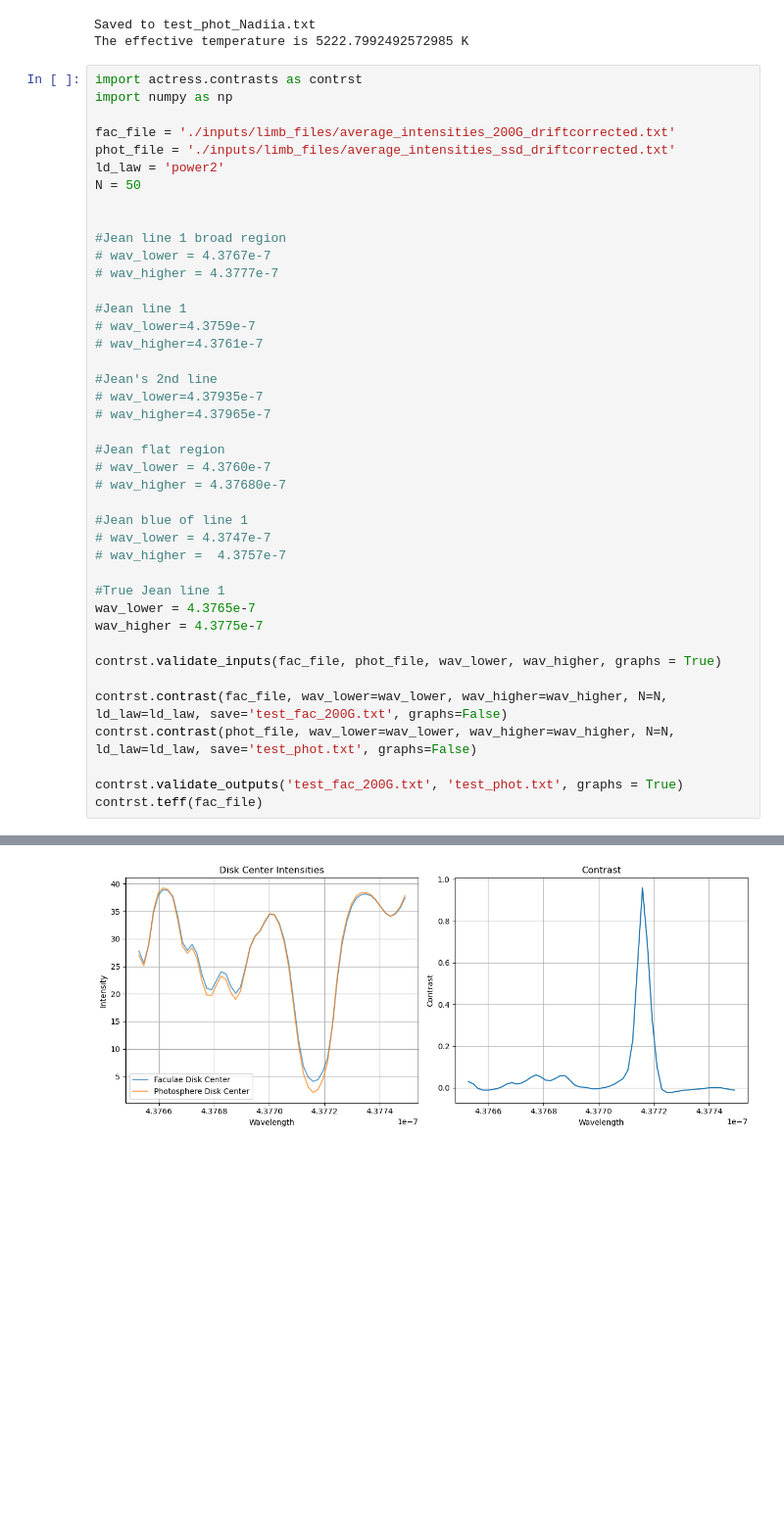
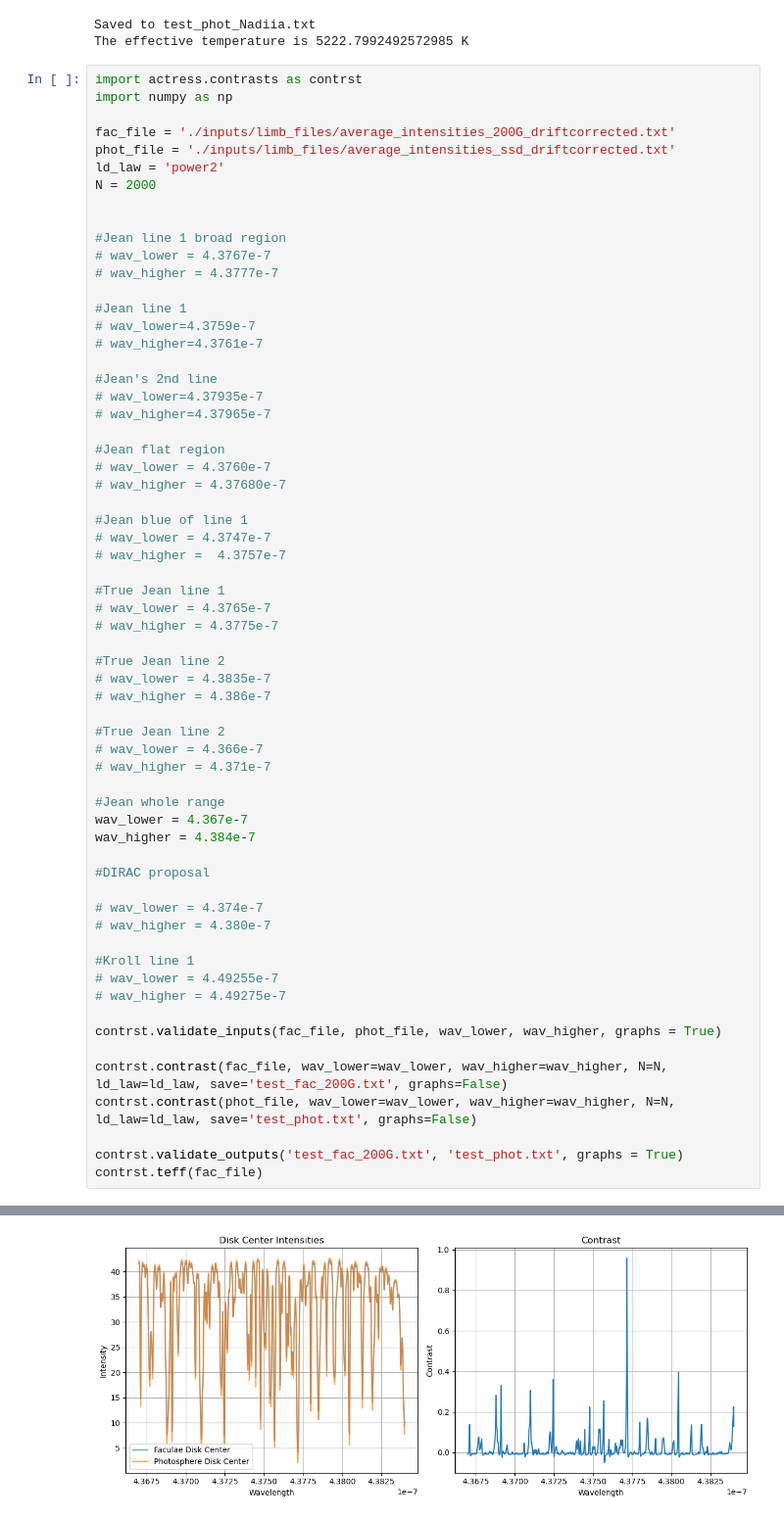
Before and after one commit to danayaptangco/actress, a Jupyter notebook: actress/Actress_New_JT.ipynb, the cells around one changed output, grey strips where cells are left out. Shown at 98% size. Cells and saved outputs as stored; diff of their text form; blank space fills up the shorter version.

```diff
--- a/actress/Actress_New_JT.ipynb
+++ b/actress/Actress_New_JT.ipynb
@@ -26,7 +26,7 @@ import numpy as np
 fac_file = './inputs/limb_files/average_intensities_200G_driftcorrected.txt'
 phot_file = './inputs/limb_files/average_intensities_ssd_driftcorrected.txt'
 ld_law = 'power2'
-N = 50
+N = 2000
 
 
 #Jean line 1 broad region
@@ -50,8 +50,29 @@ N = 50
 # wav_higher =  4.3757e-7
 
 #True Jean line 1
-wav_lower = 4.3765e-7
-wav_higher = 4.3775e-7
+# wav_lower = 4.3765e-7
+# wav_higher = 4.3775e-7
+
+#True Jean line 2
+# wav_lower = 4.3835e-7
+# wav_higher = 4.386e-7
+
+#True Jean line 2
+# wav_lower = 4.366e-7
+# wav_higher = 4.371e-7
+
+#Jean whole range
+wav_lower = 4.367e-7
+wav_higher = 4.384e-7
+
+#DIRAC proposal
+
+# wav_lower = 4.374e-7
+# wav_higher = 4.380e-7
+
+#Kroll line 1
+# wav_lower = 4.49255e-7
+# wav_higher = 4.49275e-7
 
 contrst.validate_inputs(fac_file, phot_file, wav_lower, wav_higher, graphs = True)
 
@@ -65,6 +86,6 @@ contrst.teff(fac_file)
 Saved to test_fac_200G.txt
 Saved to test_phot.txt
-[figure, old version]
+[figure, new version]
 The effective temperature is 1947.1344512200421 K
 # %%
 import actress #REFRESH BEFORE USE!
```
Also changed, not shown: parts of 7 cells of this notebook, 10 other files.
